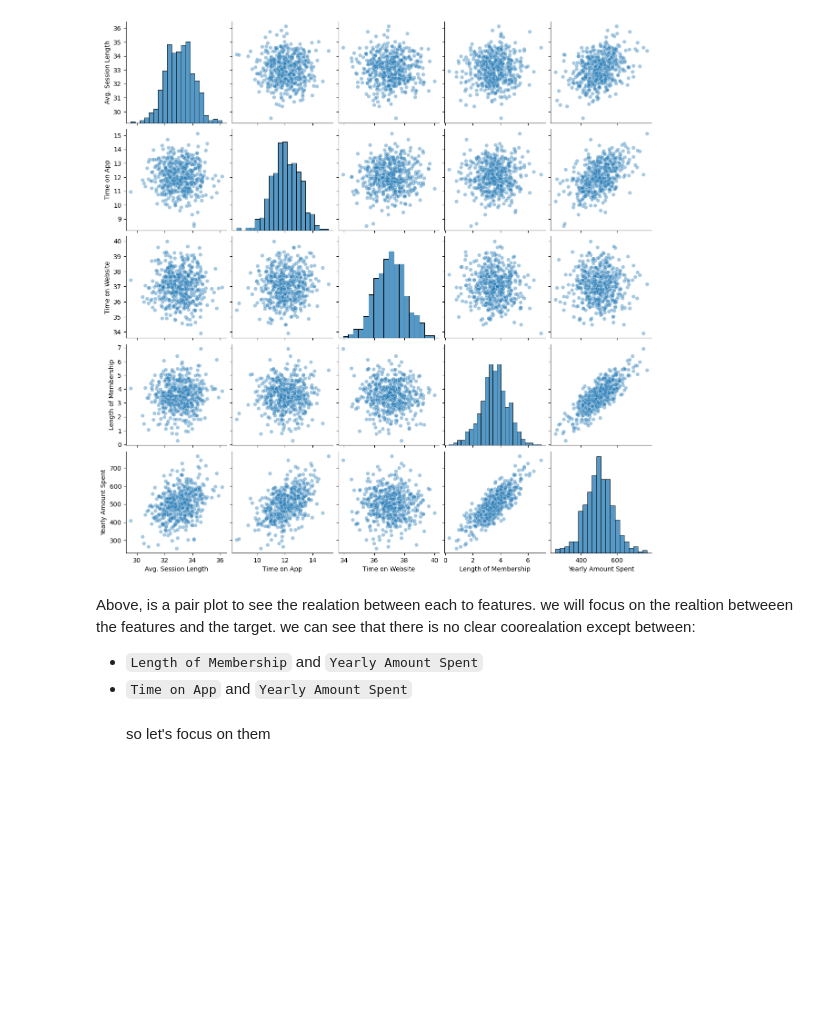
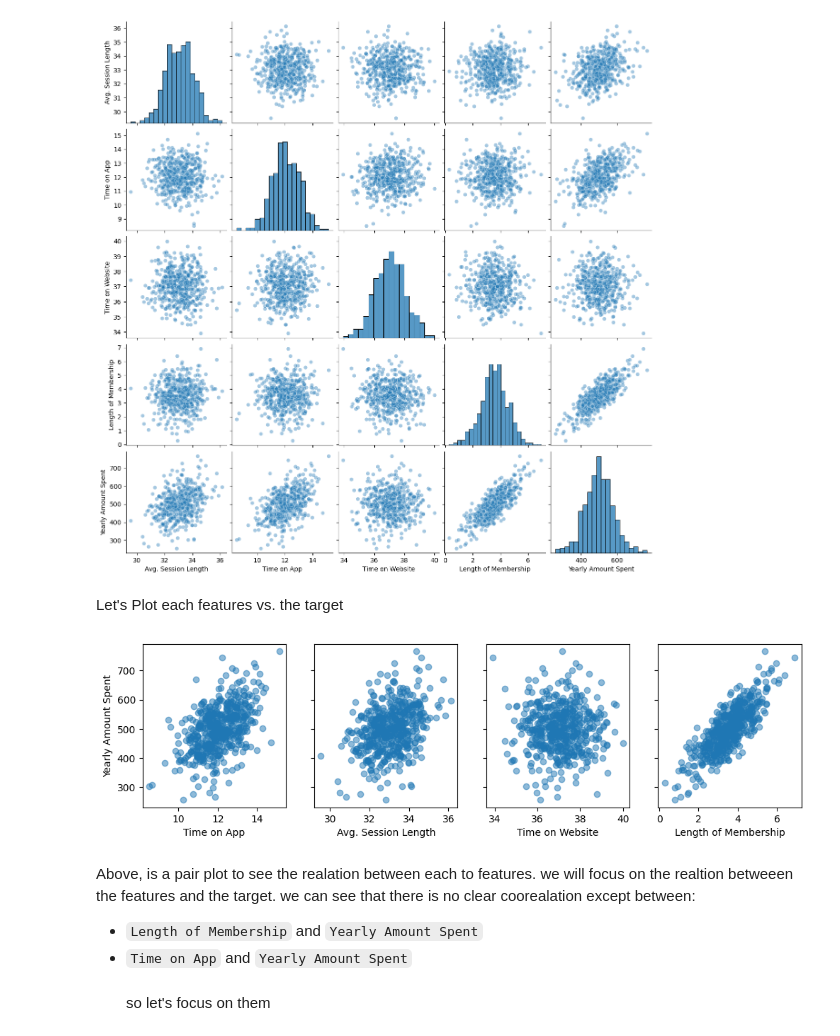
Before and after one commit to Ad7amstein/Linear_Regression-E-commerce, a Jupyter notebook: ecommerce.ipynb, the cells around one changed output. Drawn from its saved outputs; the diff is of its cells as text; code cells hidden in the pictures; blank space fills up the shorter version.

```diff
--- a/ecommerce.ipynb
+++ b/ecommerce.ipynb
@@ -86,6 +86,31 @@ sns.pairplot(data, kind='scatter', plot_kws={'alpha':0.4})
 # %% [output]
 <seaborn.axisgrid.PairGrid at 0x...>
 [figure]
+# %% [markdown]
+Let's Plot each features vs. the target
+# %%
+fig, ax = plt.subplots(nrows=1, ncols=4, sharey=True, figsize=(12, 3))
+
+ax[0].set_ylabel('Yearly Amount Spent')
+
+ax[0].set_xlabel('Time on App')
+ax[1].set_xlabel('Avg. Session Length')
+ax[2].set_xlabel('Time on Website')
+ax[3].set_xlabel('Length of Membership')
+
+ax[0].scatter(x='Time on App', y='Yearly Amount Spent', data=data, alpha=0.5)
+ax[1].scatter(x='Avg. Session Length', y='Yearly Amount Spent', data=data, alpha=0.5)
+ax[2].scatter(x='Time on Website', y='Yearly Amount Spent', data=data, alpha=0.5)
+ax[3].scatter(x='Length of Membership', y='Yearly Amount Spent', data=data, alpha=0.5)
+
+# ax[0].set_title('Time on App vs. Yearly Amount Spent')
+# ax[1].set_title('Avg. Session Length vs. Yearly Amount Spent')
+# ax[2].set_title('Time on Website vs. Yearly Amount Spent')
+# ax[3].set_title('Length of Membership vs. Yearly Amount Spent')
+
+plt.show()
+# %% [output]
+[figure, added]
 # %% [markdown]
 Above, is a pair plot to see the realation between each to features. we will focus on the realtion betweeen the features and the target. we can see that there is no clear coorealation except between:
 - `Length of Membership` and `Yearly Amount Spent`
```
Also changed, not shown: parts of 10 cells of this notebook.
